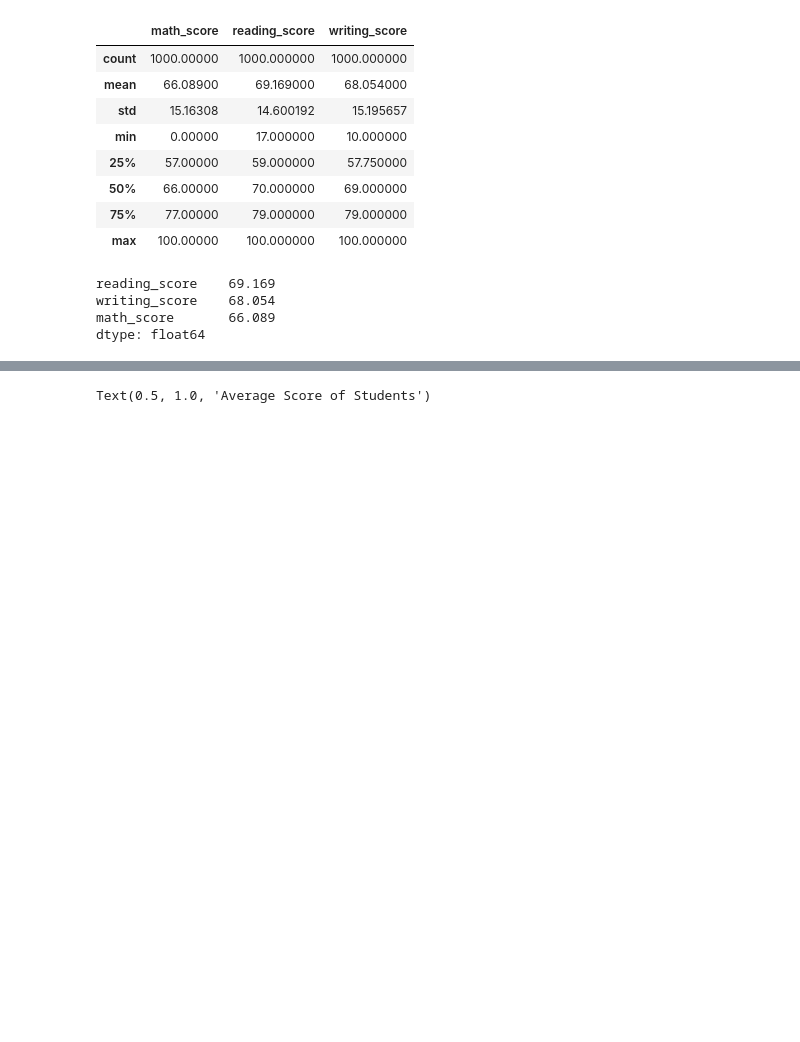
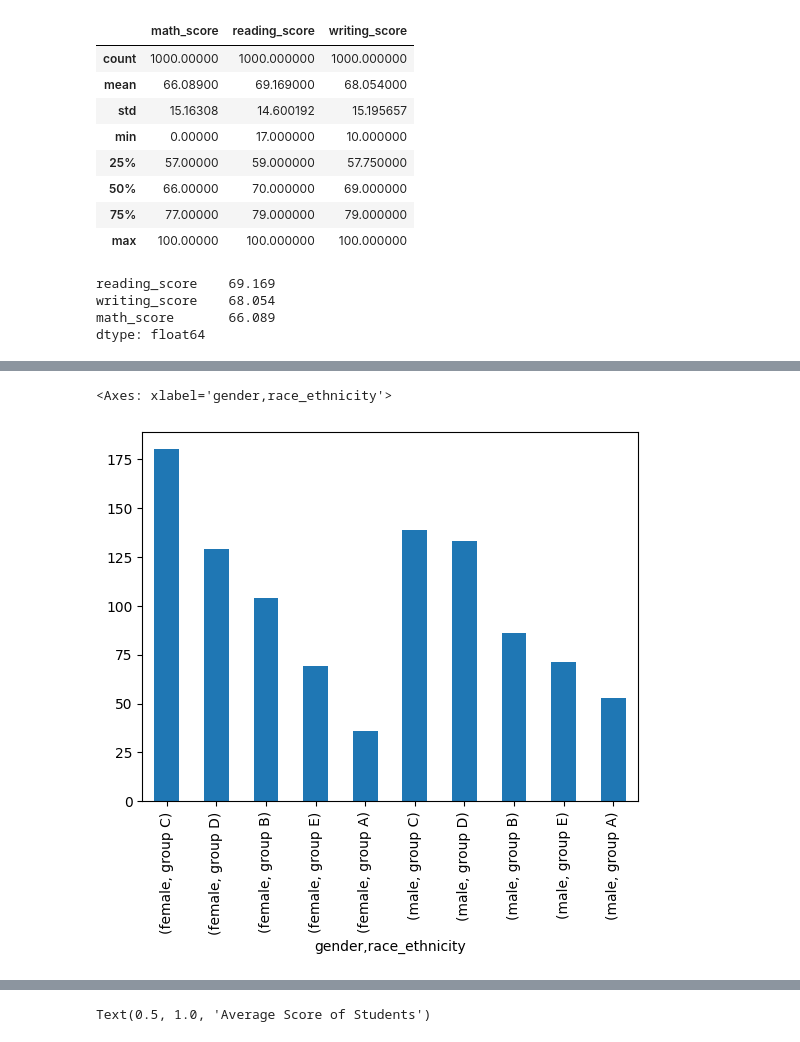
Before and after one commit to Riteshkumarps/Student_Performance, a Jupyter notebook: Notebook/EDA_student.ipynb, the cells around one changed output, grey strips where cells are left out. Drawn from its saved outputs; the diff is of its cells as text; code cells hidden in the pictures; blank space fills up the shorter version.

```diff
--- a/Notebook/EDA_student.ipynb
+++ b/Notebook/EDA_student.ipynb
@@ -340,0 +383,7 @@ dtype: float64
+# %%
+# race_ethinicity_by_gender
+race_ethnicity_by_gender  = df.groupby('gender')['race_ethnicity'].value_counts()
+race_ethnicity_by_gender.plot(kind='bar')
+# %% [output]
+<Axes: xlabel='gender,race_ethnicity'>
+[figure, added]
```
Also changed, not shown: parts of 21 cells of this notebook, 9 other files.
